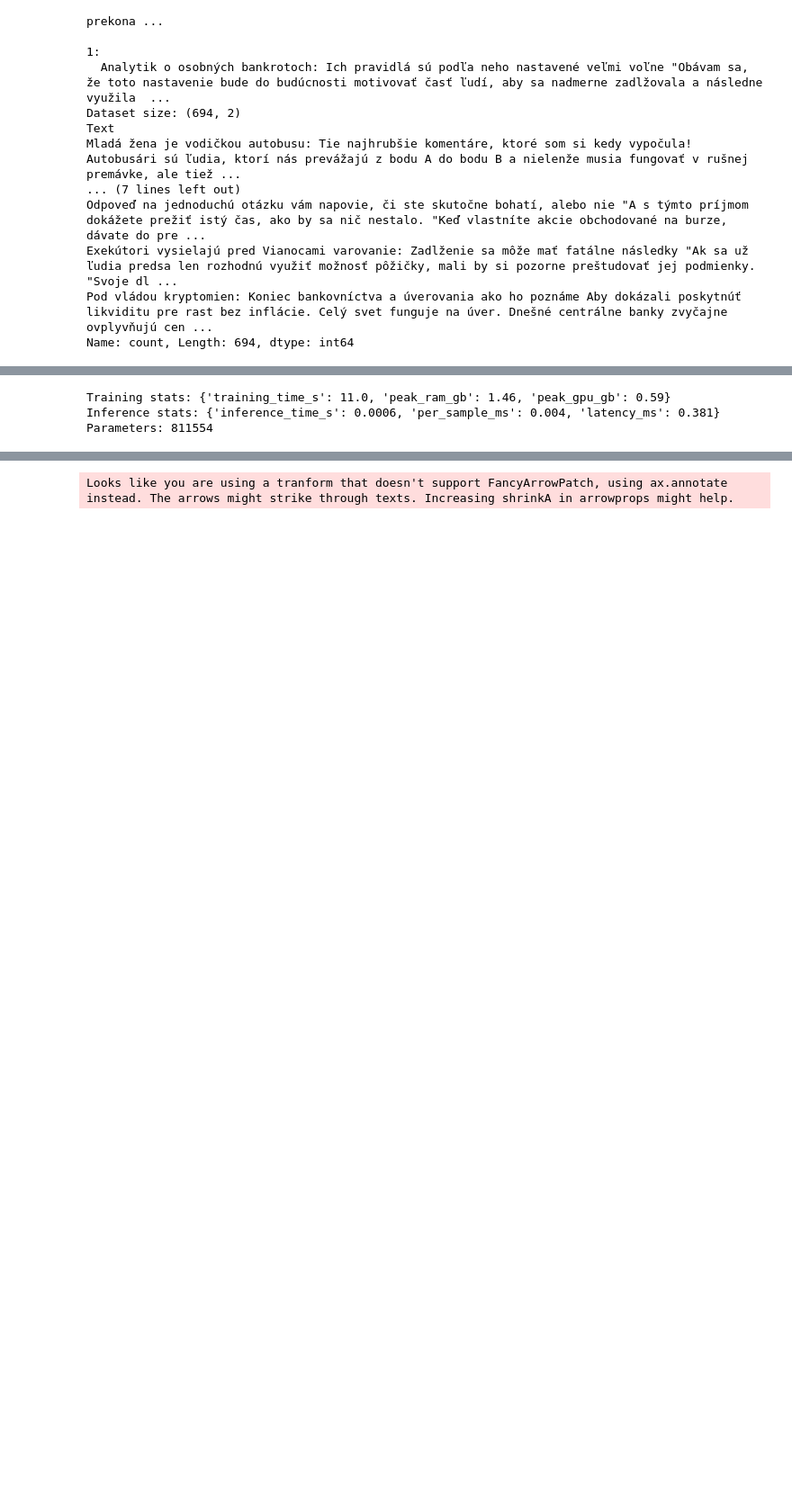
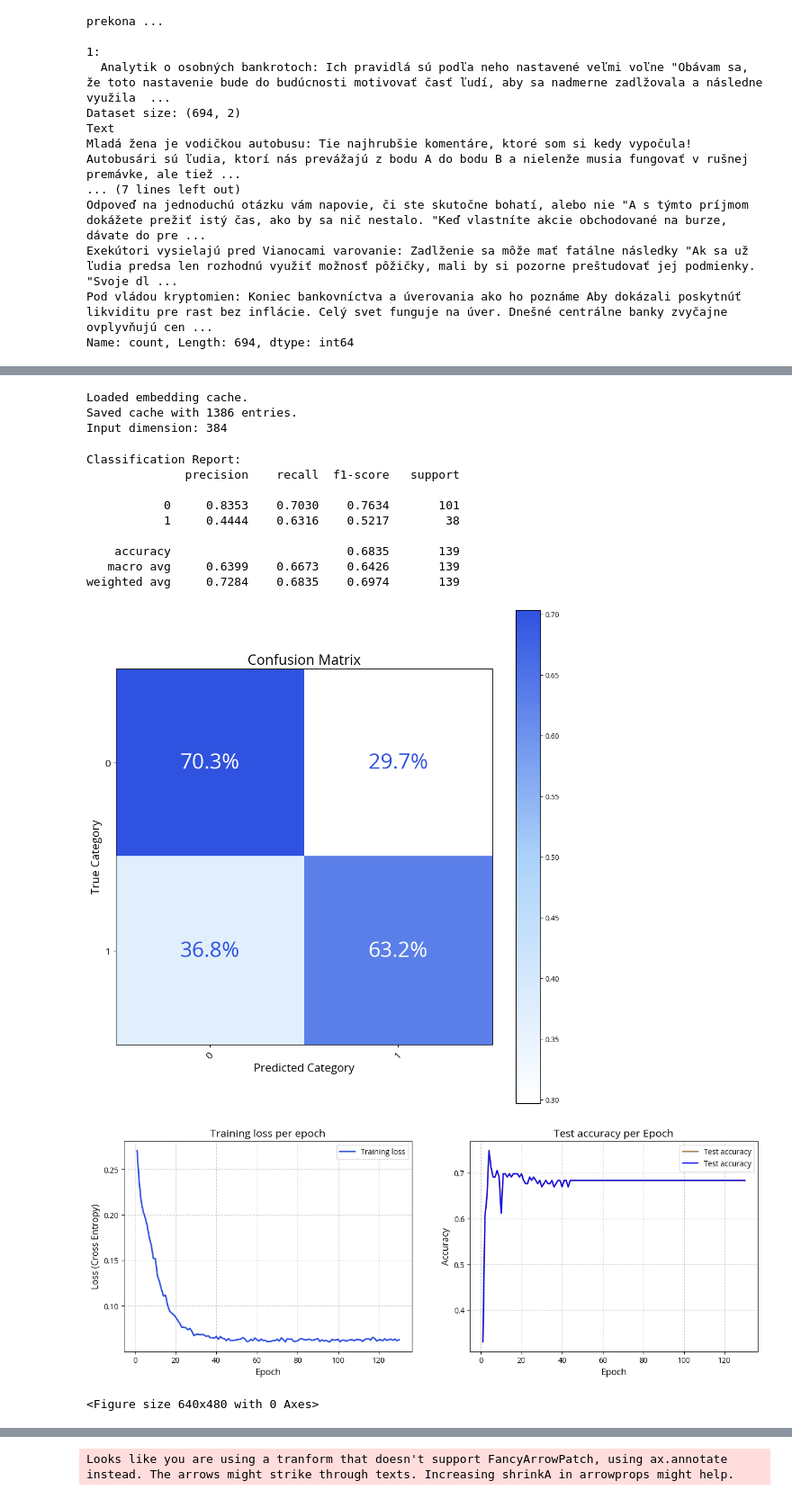
Before and after one commit to kubanova-z/Bachelors-thesis, a Jupyter notebook: comparison.ipynb, the cells around one changed output, grey strips where cells are left out. Shown at 90% size. Saved outputs shown, nothing was run; the diff lists cells and outputs as text; code cells hidden in the pictures; blank space fills up the shorter version.

```diff
--- a/comparison.ipynb
+++ b/comparison.ipynb
@@ -198,36 +257,50 @@ Parameters: 768770
 # %%
 # Deep NN
 
-X_train, X_test, y_train, y_test, vectorizer = prepare_data(df)
+X_train, X_test, y_train, y_test = prepare_data_minilm_simple(df, tokenizer, minilm_model, device=device)
+
 
 alpha = torch.tensor([1.0, 3.0])
 
 nn_result, deep_nn_train_stats = training_benchmark(
     lambda: train_nn(
         X_train, y_train, X_test, y_test,
         model_class=DeepTextClassifier,
         model_params={'hidden_dims': [256, 128, 64, 32]},
         epochs=150,
         lr=1e-4,
         loss_fn=FocalLoss(alpha=alpha, gamma=2),
         use_scheduler=True
     )
 )
 
 deep_nn, class_to_idx, deep_preds, deep_true, deep_losses, deep_accs = nn_result
+plot_results(class_to_idx, nn_preds, nn_true, nn_losses, nn_accs, prefix='nn_')
 
 X_test_t = to_tensor(X_test).to(device)
 deep_nn.eval()
 _, deep_nn_inf_stats = inference_benchmark(
     lambda X: deep_nn(X).argmax(dim=1).cpu().numpy(), X_test_t
 )
 
 _, deep_nn_trainable_params = count_parameters(deep_nn)
 
 print('\nTraining stats:', deep_nn_train_stats)
 print('Inference stats:', deep_nn_inf_stats)
 print('Parameters:', deep_nn_trainable_params)
 # %% [output]
-Training stats: {'training_time_s': 11.0, 'peak_ram_gb': 1.46, 'peak_gpu_gb': 0.59}
-Inference stats: {'inference_time_s': 0.0006, 'per_sample_ms': 0.004, 'latency_ms': 0.381}
-Parameters: 811554
+Loaded embedding cache.
+Saved cache with 1386 entries.
+Input dimension: 384
+Classification Report:
+              precision    recall  f1-score   support
+
+           0     0.8353    0.7030    0.7634       101
+           1     0.4444    0.6316    0.5217        38
+
+    accuracy                         0.6835       139
+   macro avg     0.6399    0.6673    0.6426       139
+weighted avg     0.7284    0.6835    0.6974       139
+[figure, added]
+[figure, added]
+<Figure size 640x480 with 0 Axes>
```
Also changed, not shown: parts of 11 cells of this notebook, 18 other files.
